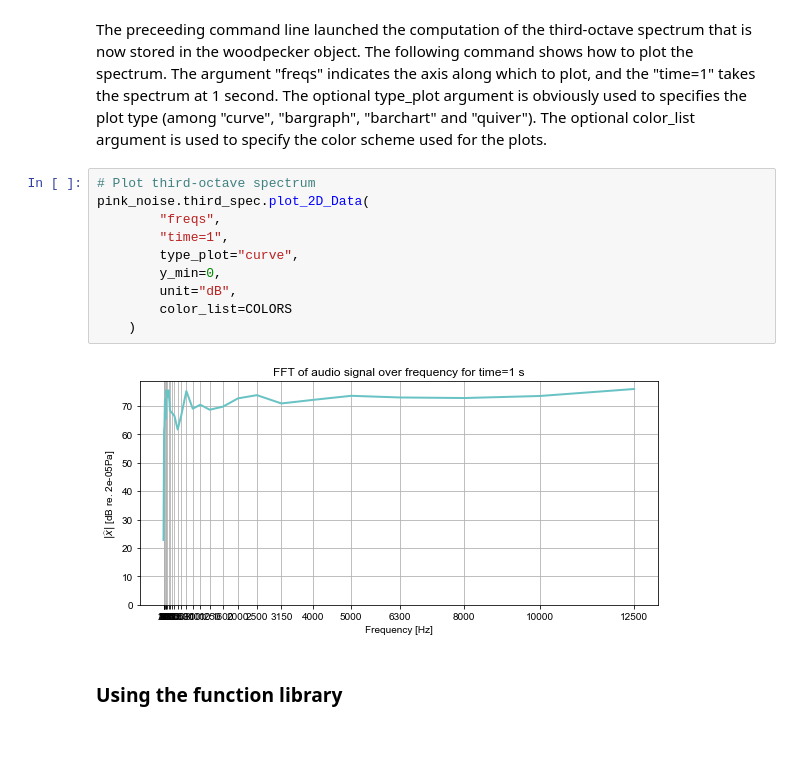
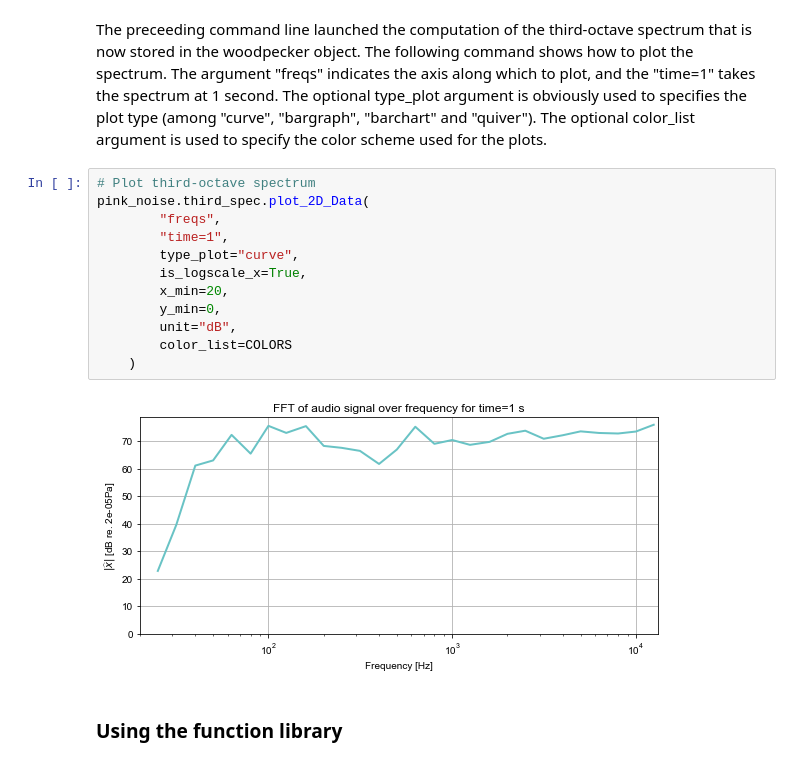
Before and after one commit to Eomys/MoSQITo, a Jupyter notebook: tutorials/tuto_signal_basic_operations.ipynb, the cells around one changed output. Drawn from its saved outputs; the diff is of its cells as text.

```diff
--- a/tutorials/tuto_signal_basic_operations.ipynb
+++ b/tutorials/tuto_signal_basic_operations.ipynb
@@ -96,15 +101,17 @@ The preceeding command line launched the computation of the third-octave spectru
 # %%
 # Plot third-octave spectrum
 pink_noise.third_spec.plot_2D_Data(
         "freqs",
         "time=1",
         type_plot="curve",
+        is_logscale_x=True,
+        x_min=20,
         y_min=0,
         unit="dB",
         color_list=COLORS
     )
 # %% [output]
-[figure, old version]
+[figure, new version]
 # %% [markdown]
 ### Using the function library
 # %%
```
Also changed, not shown: parts of 16 cells of this notebook.
